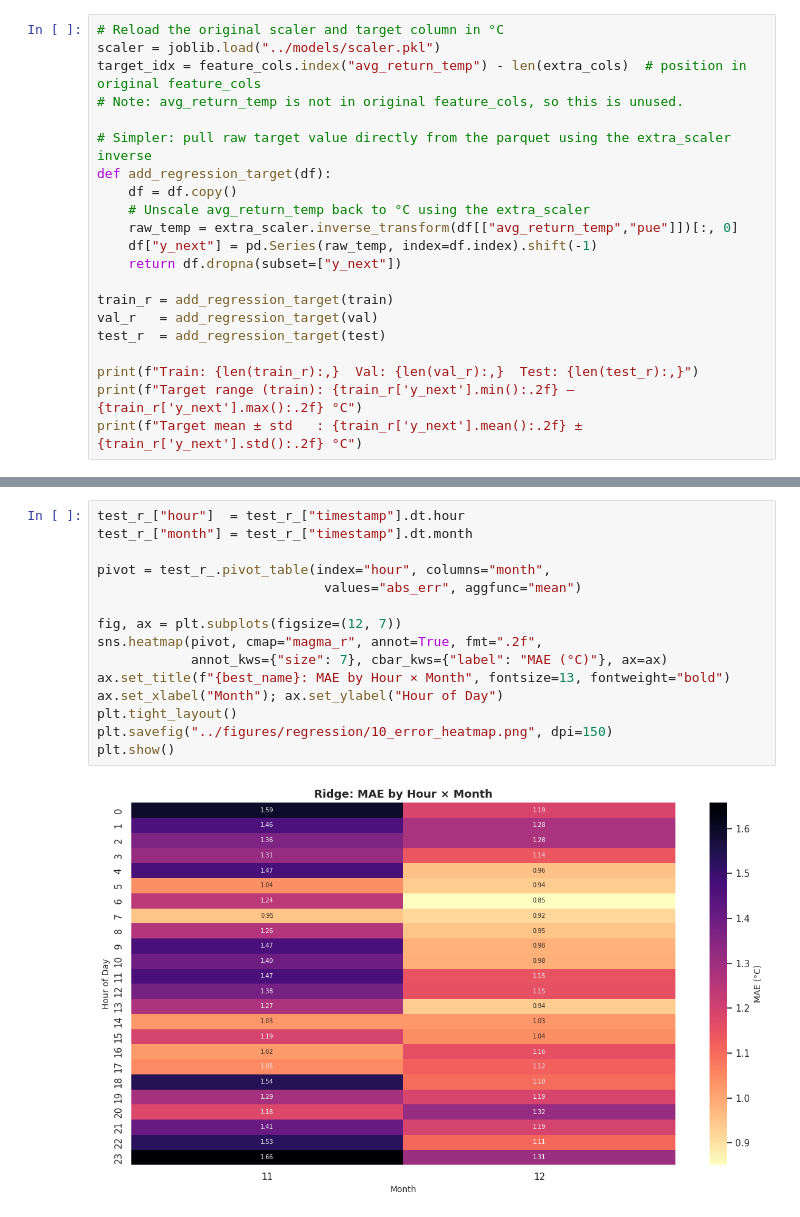
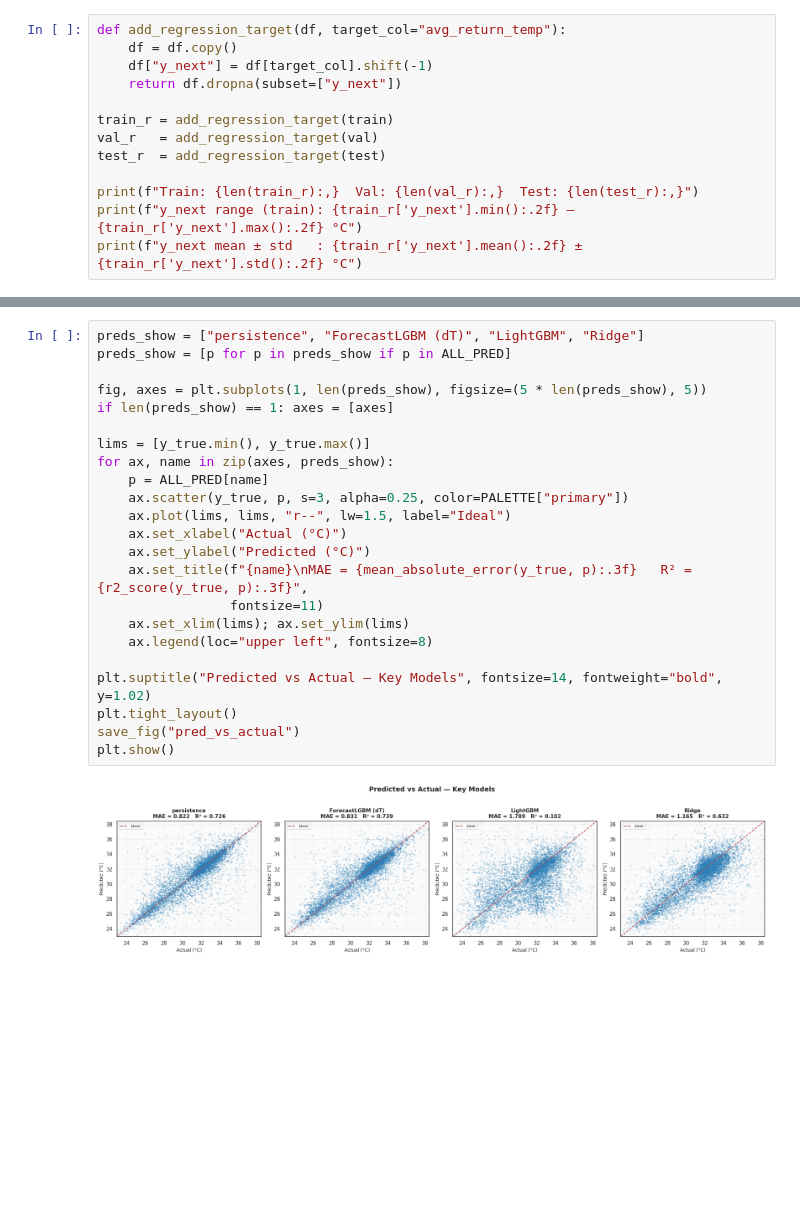
Before and after one commit to adityajha1606/coolant-project, a Jupyter notebook: notebooks/03b_regression.ipynb, the cells around one changed output, grey strips where cells are left out. Drawn from its saved outputs; the diff is of its cells as text; blank space fills up the shorter version.

Commit message:
Complete classification, regression, and digital twin tasks

```diff
--- a/notebooks/03b_regression.ipynb
+++ b/notebooks/03b_regression.ipynb
@@ -83,15 +79,7 @@ Target: avg_return_temp
 # %%
-# Reload the original scaler and target column in °C
-scaler = joblib.load("../models/scaler.pkl")
-target_idx = feature_cols.index("avg_return_temp") - len(extra_cols)  # position in original feature_cols
-# Note: avg_return_temp is not in original feature_cols, so this is unused.
-
-# Simpler: pull raw target value directly from the parquet using the extra_scaler inverse
-def add_regression_target(df):
+def add_regression_target(df, target_col="avg_return_temp"):
     df = df.copy()
-    # Unscale avg_return_temp back to °C using the extra_scaler
-    raw_temp = extra_scaler.inverse_transform(df[["avg_return_temp","pue"]])[:, 0]
-    df["y_next"] = pd.Series(raw_temp, index=df.index).shift(-1)
+    df["y_next"] = df[target_col].shift(-1)
     return df.dropna(subset=["y_next"])
 
 train_r = add_regression_target(train)
@@ -99,7 +87,7 @@ val_r   = add_regression_target(val)
 test_r  = add_regression_target(test)
 
 print(f"Train: {len(train_r):,}  Val: {len(val_r):,}  Test: {len(test_r):,}")
-print(f"Target range (train): {train_r['y_next'].min():.2f} – {train_r['y_next'].max():.2f} °C")
-print(f"Target mean ± std   : {train_r['y_next'].mean():.2f} ± {train_r['y_next'].std():.2f} °C")
+print(f"y_next range (train): {train_r['y_next'].min():.2f} – {train_r['y_next'].max():.2f} °C")
+print(f"y_next mean ± std   : {train_r['y_next'].mean():.2f} ± {train_r['y_next'].std():.2f} °C")
 # %% [output]
 Train: 34,540  Val: 7,401  Test: 7,401
@@ -411,18 +488,26 @@ if best_tree_name:
 # %%
-test_r_["hour"]  = test_r_["timestamp"].dt.hour
-test_r_["month"] = test_r_["timestamp"].dt.month
+preds_show = ["persistence", "ForecastLGBM (dT)", "LightGBM", "Ridge"]
+preds_show = [p for p in preds_show if p in ALL_PRED]
 
-pivot = test_r_.pivot_table(index="hour", columns="month",
-                             values="abs_err", aggfunc="mean")
+fig, axes = plt.subplots(1, len(preds_show), figsize=(5 * len(preds_show), 5))
+if len(preds_show) == 1: axes = [axes]
 
-fig, ax = plt.subplots(figsize=(12, 7))
-sns.heatmap(pivot, cmap="magma_r", annot=True, fmt=".2f",
-            annot_kws={"size": 7}, cbar_kws={"label": "MAE (°C)"}, ax=ax)
-ax.set_title(f"{best_name}: MAE by Hour × Month", fontsize=13, fontweight="bold")
-ax.set_xlabel("Month"); ax.set_ylabel("Hour of Day")
+lims = [y_true.min(), y_true.max()]
+for ax, name in zip(axes, preds_show):
+    p = ALL_PRED[name]
+    ax.scatter(y_true, p, s=3, alpha=0.25, color=PALETTE["primary"])
+    ax.plot(lims, lims, "r--", lw=1.5, label="Ideal")
+    ax.set_xlabel("Actual (°C)")
+    ax.set_ylabel("Predicted (°C)")
+    ax.set_title(f"{name}\nMAE = {mean_absolute_error(y_true, p):.3f}   R² = {r2_score(y_true, p):.3f}",
+                 fontsize=11)
+    ax.set_xlim(lims); ax.set_ylim(lims)
+    ax.legend(loc="upper left", fontsize=8)
+
+plt.suptitle("Predicted vs Actual — Key Models", fontsize=14, fontweight="bold", y=1.02)
 plt.tight_layout()
-plt.savefig("../figures/regression/10_error_heatmap.png", dpi=150)
+save_fig("pred_vs_actual")
 plt.show()
 # %% [output]
-[figure, old version]
+[figure, new version]
 # %%
```
Also changed, not shown: parts of 22 cells of this notebook, 45 other files.
